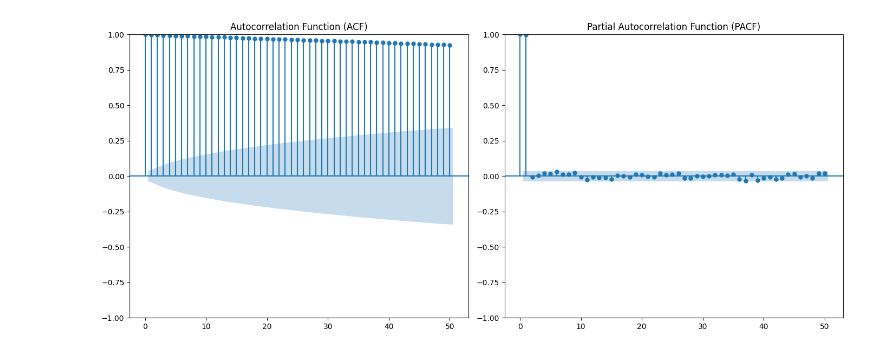
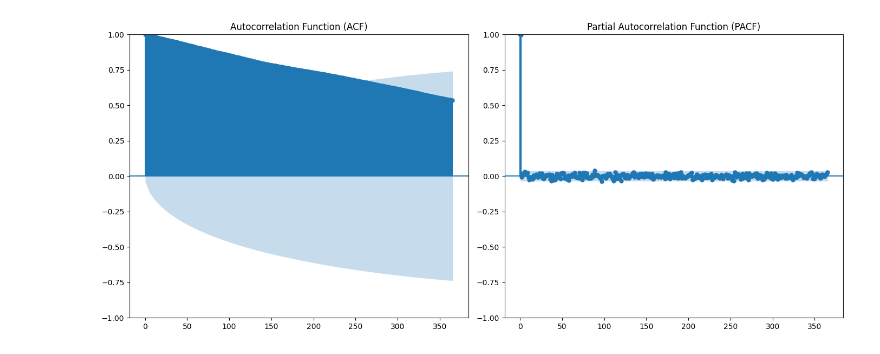
Before and after one commit to ShipFantasy/ADAML-Stock-A3, a Jupyter notebook: initial_data_analysis.ipynb, the cells around one changed output. Drawn from its saved outputs; the diff is of its cells as text; code cells hidden in the pictures.

Commit message:
Add more charts for analysis

```diff
--- a/initial_data_analysis.ipynb
+++ b/initial_data_analysis.ipynb
@@ -22,0 +58,3 @@ plt.show()
+# %%
+# cleanup
+data = data.dropna()
@@ -33,13 +181,13 @@ plt.show()
 # %%
 # 3. Autocorrelation Analysis
 plt.figure(figsize=(14, 6))
 plt.subplot(1, 2, 1)
-plot_acf(data['Close'], lags=50, ax=plt.gca())
+plot_acf(data['Close'], lags=365, ax=plt.gca())
 plt.title('Autocorrelation Function (ACF)')
 plt.subplot(1, 2, 2)
-plot_pacf(data['Close'], lags=50, ax=plt.gca(), method='ywm')
+plot_pacf(data['Close'], lags=365, ax=plt.gca(), method='ywm')
 plt.title('Partial Autocorrelation Function (PACF)')
 plt.tight_layout()
 plt.show()
 # %% [output]
-[figure, old version]
+[figure, new version]
```
Also changed, not shown: parts of 11 cells of this notebook.
